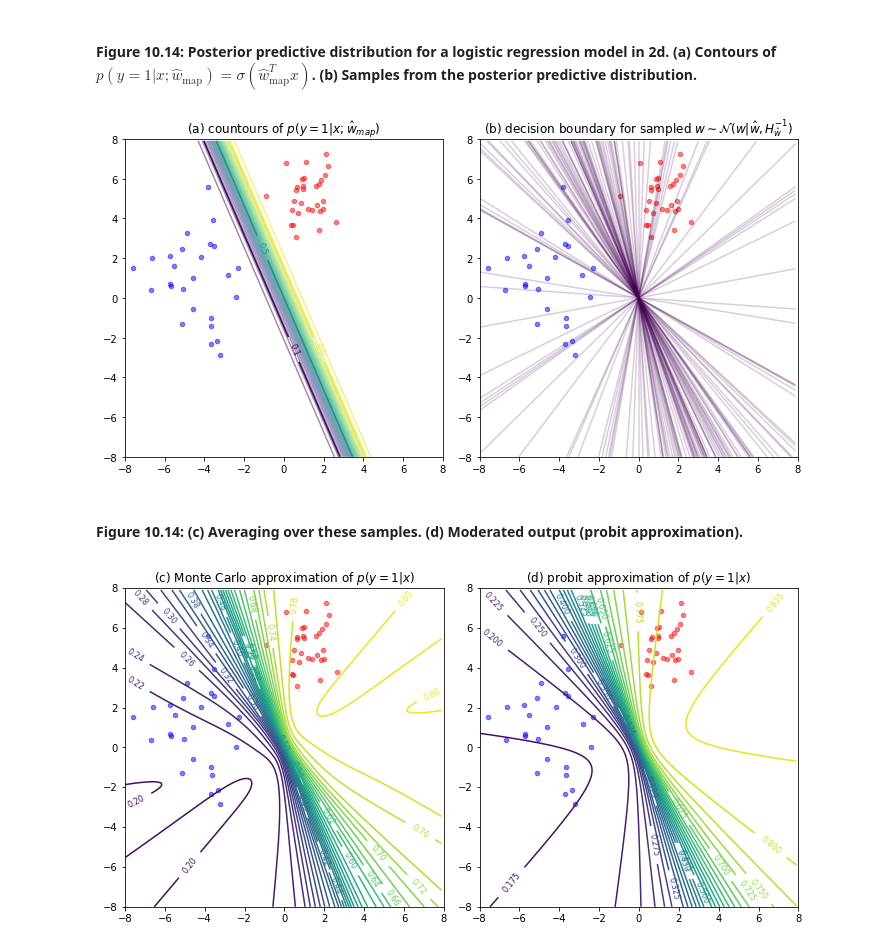
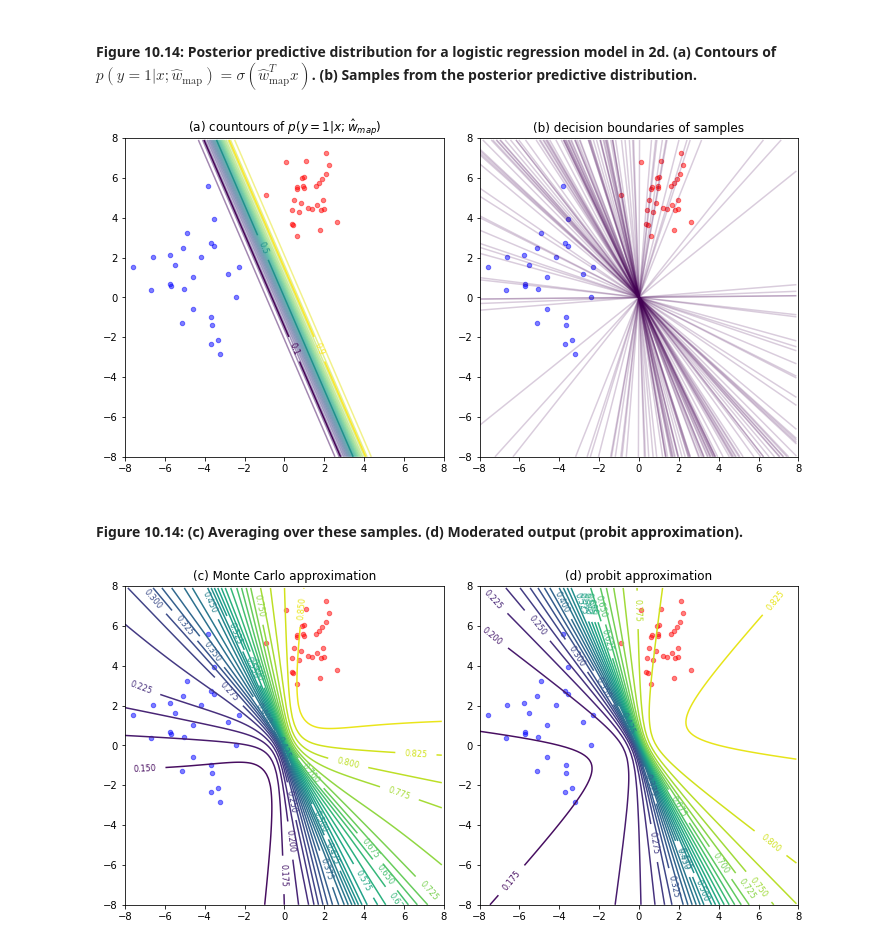
Before and after one commit to chofchof/probml, a Jupyter notebook: notebooks/book1/10/logreg_laplace_demo.ipynb, the cells around one changed output. Drawn from its saved outputs; the diff is of its cells as text; code cells hidden in the pictures.

```diff
--- a/notebooks/book1/10/logreg_laplace_demo.ipynb
+++ b/notebooks/book1/10/logreg_laplace_demo.ipynb
@@ -95,0 +139,17 @@ fig.tight_layout()
+# %%
+# Find the MAP estimate of PNLL(w)
+def pnll(w, X, y, λ):
+    return nll(w, X, y) + λ * np.sum(w * w, axis=-1)
+
+def jac_pnll(w, X, y, λ):
+    return jac_nll(w, X, y) + 2 * λ * w
+
+def hess_pnll(w, X, y, λ):
+    return hess_nll(w, X, y) + 2 * λ * np.identity(D)
+
+var = 10 ** 2
+λ = 1 / (2 * var)
+ww = minimize(pnll, np.zeros(D), args=(X, y, λ), method='Newton-CG', jac=jac_pnll, hess=hess_pnll)
+w_map = ww['x']
+H_map = hess_pnll(w_map, X, y, λ)
+ww
@@ -183,7 +223,7 @@ fig, (ax1, ax2) = plt.subplots(ncols=2, figsize=(10,5))
 
 # (a) Plotting the predictive distribution for logistic regression
 
-pred_dist = expit(np.dot(W, hat_w))
+pred_dist = expit(np.dot(W, w_map))
 ax1.contour(xx, yy, pred_dist.reshape(xx.shape), levels=30, alpha=0.5)
 cs = ax1.contour(xx, yy, pred_dist.reshape(xx.shape), levels=[0.1, 0.5, 0.9])
 ax1.clabel(cs, inline=True, fontsize=8)
@@ -200,7 +240,7 @@ ax1.set_title('(a) countours of $p(y=1|x;\hat w_{map})$')
 pred_mean = np.zeros_like(pred_dist)
 s = 100
 for _ in range(s):
-    w_sample = rng.multivariate_normal(mean=hat_w, cov=np.linalg.inv(hat_H))
+    w_sample = rng.multivariate_normal(mean=w_map, cov=np.linalg.inv(H_map))
     pred_dist = expit(np.dot(W, w_sample))
     pred_mean += pred_dist
     ax2.contour(xx, yy, pred_dist.reshape(xx.shape), levels=[0.5], alpha=0.2)
@@ -211,45 +251,45 @@ ax2.scatter(*X[y == 0].T, s=20, marker='o', color='blue', alpha=0.5)
 ax2.set_xlim(lim)
 ax2.set_ylim(lim)
 ax2.set_aspect('equal')
-ax2.set_title('(b) decision boundary for sampled $w\sim\mathcal{N}(w|\hat w,H_{\hat w}^{-1})$')
+ax2.set_title('(b) decision boundaries of samples')
 
 fig.tight_layout()
 # %% [output]
-[figure, old version]
+[figure, new version]
 # %% [markdown]
 #### Figure 10.14: (c) Averaging over these samples. (d) Moderated output (probit approximation).
 # %%
 fig, (ax1, ax2) = plt.subplots(ncols=2, figsize=(10,5))
 
 # (c) Monte Carlo approximation
 
 cs = ax1.contour(xx, yy, pred_mean.reshape(xx.shape), levels=30)
 ax1.clabel(cs, inline=True, fontsize=8)
 ax1.scatter(*X[y == 1].T, s=20, marker='o', color='red', alpha=0.5)
 ax1.scatter(*X[y == 0].T, s=20, marker='o', color='blue', alpha=0.5)
 ax1.set_xlim(lim)
 ax1.set_ylim(lim)
 ax1.set_aspect('equal')
-ax1.set_title('(c) Monte Carlo approximation of $p(y=1|x)$')
+ax1.set_title('(c) Monte Carlo approximation')
 
 # (d) Probit approximation
 
 def probit_approximation(X, w, H):
     H_inv_ = np.linalg.inv(H)
     sig2_a = np.sum(X * np.dot(H_inv_, X.T).T, axis=1)
     kappa_sig2_a = 1 / np.sqrt(1 + 0.125 * np.pi * sig2_a)
     return expit(w @ X.T * kappa_sig2_a)
 
-cs = ax2.contour(xx, yy, probit_approximation(W, hat_w, hat_H).reshape(xx.shape), levels=30)
+cs = ax2.contour(xx, yy, probit_approximation(W, w_map, H_map).reshape(xx.shape), levels=30)
 ax2.clabel(cs, inline=True, fontsize=8)
 
 ax2.scatter(*X[y == 1].T, s=20, marker='o', color='red', alpha=0.5)
 ax2.scatter(*X[y == 0].T, s=20, marker='o', color='blue', alpha=0.5)
 ax2.set_xlim(lim)
 ax2.set_ylim(lim)
 ax2.set_aspect('equal')
-ax2.set_title('(d) probit approximation of $p(y=1|x)$')
+ax2.set_title('(d) probit approximation')
 
 fig.tight_layout()
 # %% [output]
-[figure, old version]
+[figure, new version]
```
Also changed, not shown: parts of 9 cells of this notebook, 5 other files.
